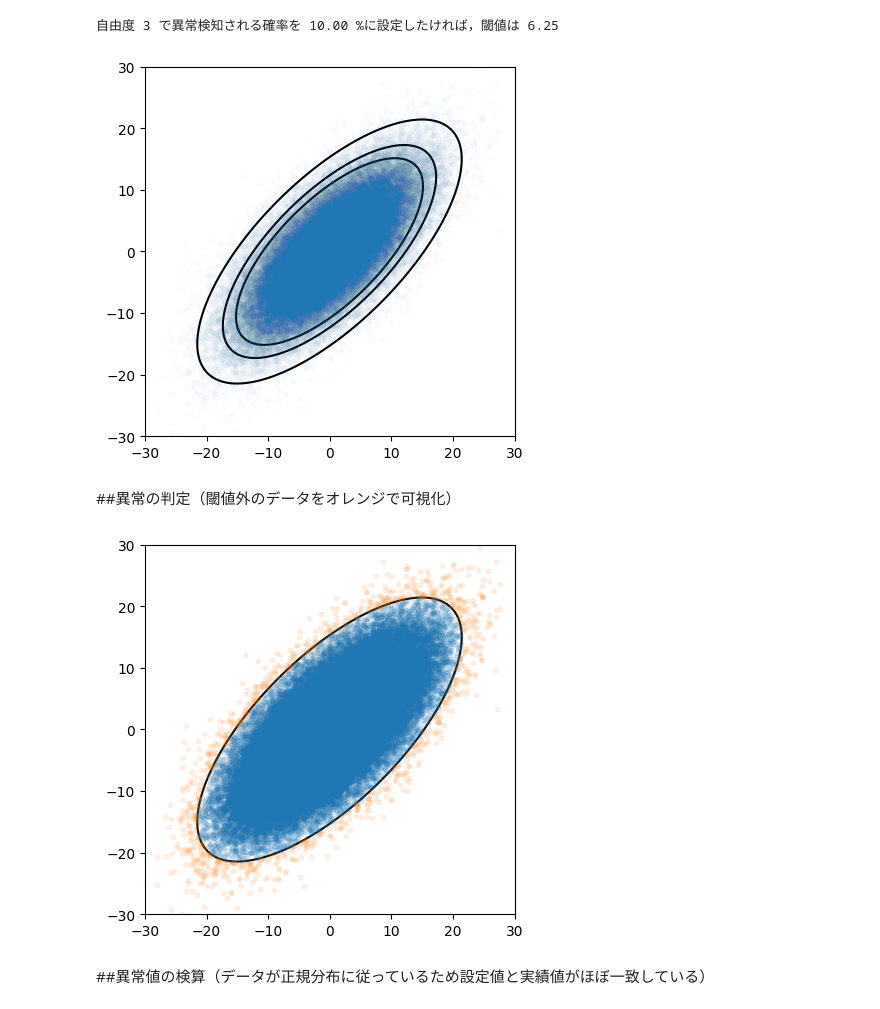
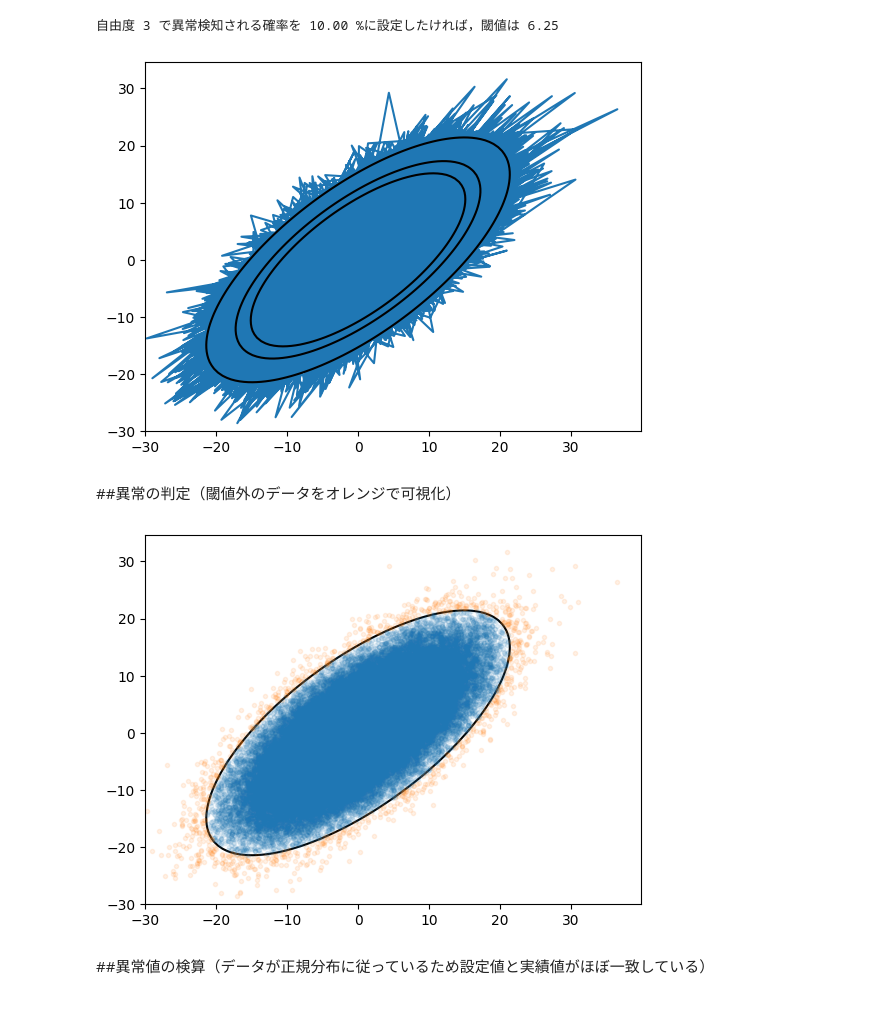
Before and after one commit to Junhand/ADandCD, a Jupyter notebook: ADandCD.ipynb, the cells around one changed output. Drawn from its saved outputs; the diff is of its cells as text; code cells hidden in the pictures.

```diff
--- a/ADandCD.ipynb
+++ b/ADandCD.ipynb
@@ -126,36 +123,46 @@ print("自由度 %d で異常検知される確率を %1.2f %%に設定したけ
 # %%
 # 可視化したい「異常検知される確率」の値を設定
 probs = [0.1, 0.05, 0.01]
 
 # 確率に対応する等高線の値を計算
 levels = [chi2.isf(x, X.shape[-1]) for x in probs]
 
 # 表示範囲の指定
 r = 30
 
 # z軸値(異常度)を計算
 z = np.array(
     [
         [(i, j, distance.mahalanobis([i,j], mu, cov_i)**2)
          for i in np.linspace(-r, r, 100)]
          for j in np.linspace(-r, r, 100)]
 )
 
+# z = np.array(
+#     [
+#         [(i, j, distance.mahalanobis([i,j], mu, cov_i)**2)
+#          for i in np.linspace(200, 250, 100)]
+#          for j in np.linspace(4, 6, 100)]
+# )
+
 # グラフ描画
 myfig = plt.figure()
 myax = myfig.add_subplot(1, 1, 1)
-myax.set_aspect('equal')
-plt.ylim(-r, r)
-plt.xlim(-r, r)
+#myax.set_aspect('equal')
+#plt.ylim(-r, r)
+#plt.xlim(-r, r)
+
+
+# 散布図の描画
+plt.plot(X[:,0], X[:,1],alpha=1)
+#plt.plot(X[:,0], X[:,1],'.',alpha=0.01)
 
 # 等高線図を描画
 cont = plt.contour(z.transpose()[0], z.transpose()[1], z.transpose()[2], levels=levels, colors=['k'])
 
-# 散布図の描画
-plt.plot(X[:,0], X[:,1], '.', alpha=0.01)
 plt.show()
 # %% [output]
-[figure, old version]
+[figure, new version]
 # %% [markdown]
 ##異常の判定（閾値外のデータをオレンジで可視化）
 # %%
@@ -184,22 +191,33 @@ z = np.array(
          for j in np.linspace(-r, r, 100)]
 )
 
+# z = np.array(
+#     [
+#         [(i, j, distance.mahalanobis([i,j], mu, cov_i)**2)
+#          for i in np.linspace(200, 230, 100)]
+#          for j in np.linspace(4, 6, 100)]
+# )
+
+
 ## グラフ描画
 myfig = plt.figure()
 myax = myfig.add_subplot(1, 1, 1)
-myax.set_aspect('equal')
-plt.ylim(-r, r)
-plt.xlim(-r, r)
+#myax.set_aspect('equal')
+#plt.ylim(-r, r)
+#plt.xlim(-r, r)
 
 ## 等高線図を描画
 cont = plt.contour(z.transpose()[0], z.transpose()[1], z.transpose()[2], levels=[threshold], colors=['k'])
 
 ## 散布図の描画
-plt.plot(normal_data[:,0], normal_data[:,1], '.', alpha=0.1)
-plt.plot(anomaly_data[:,0], anomaly_data[:,1], '.', alpha=0.1)
+plt.plot(normal_data[:,0], normal_data[:,1],'.',alpha=0.1)
+plt.plot(anomaly_data[:,0], anomaly_data[:,1],'.',alpha=0.1)
+# plt.plot(normal_data[:,0], normal_data[:,1],alpha=1)
+# plt.plot(anomaly_data[:,0], anomaly_data[:,1],alpha=1)
+
 plt.show()
 # %% [output]
-[figure, old version]
+[figure, new version]
 # %% [markdown]
 ##異常値の検算（データが正規分布に従っているため設定値と実績値がほぼ一致している）
 # %%
```
Also changed, not shown: parts of 5 cells of this notebook.
